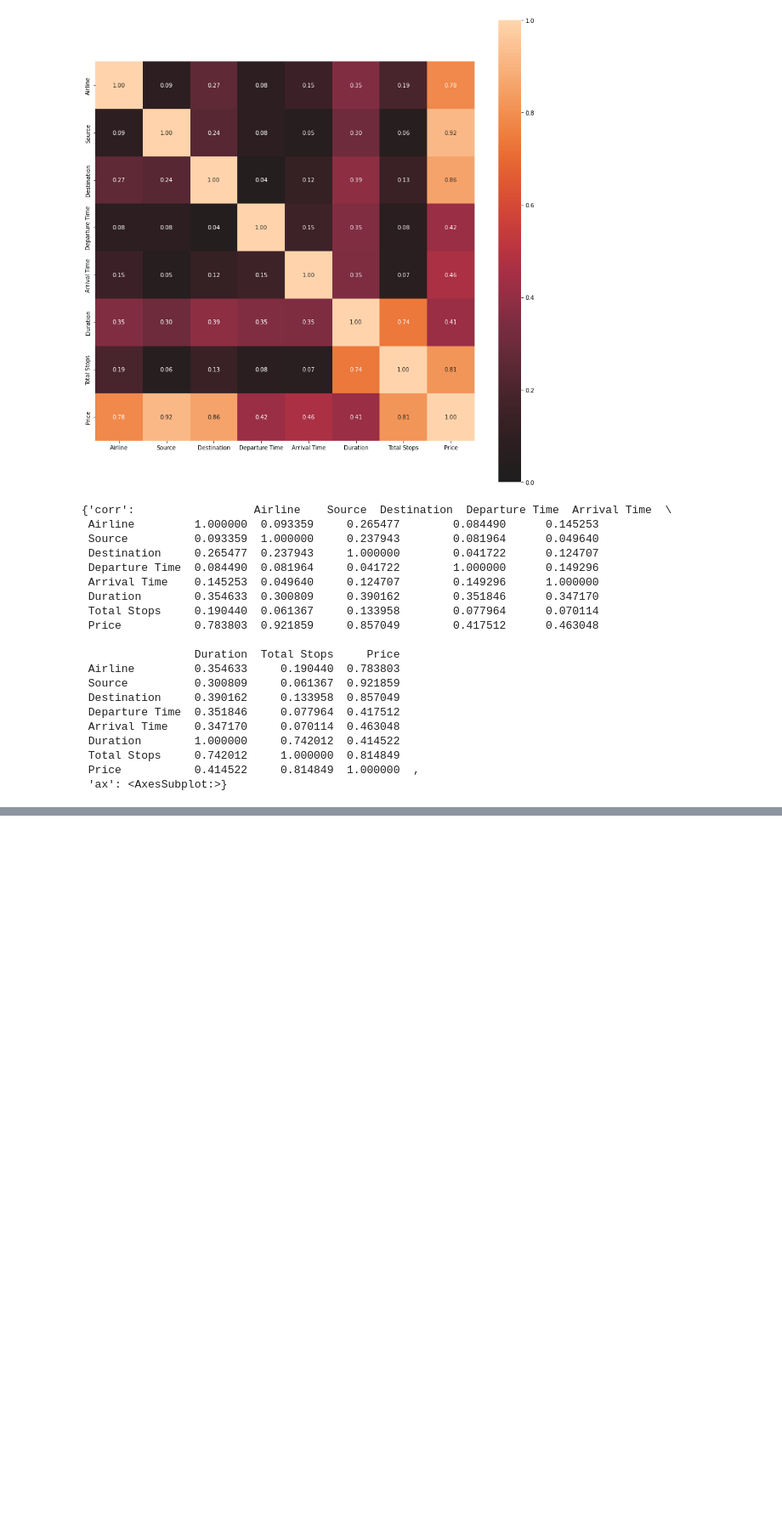
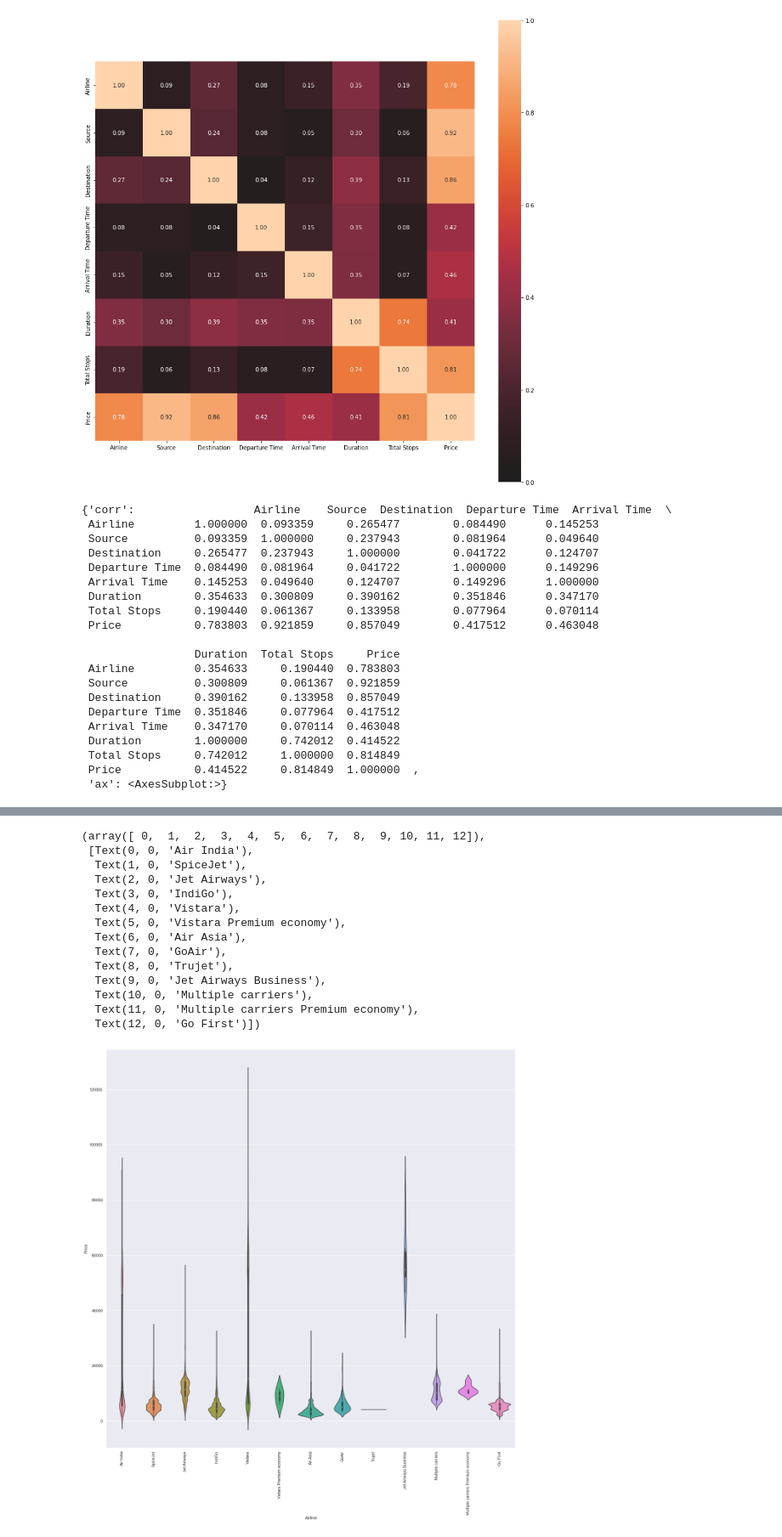
Before and after one commit to claywrentz/MLProject2, a Jupyter notebook: Project02.ipynb, the cells around one changed output, grey strips where cells are left out. Shown: that part at 85% size. Drawn from its saved outputs; the diff is of its cells as text; code cells hidden in the pictures; blank space fills up the shorter version.

```diff
--- a/Project02.ipynb
+++ b/Project02.ipynb
@@ -1188,0 +1189,20 @@ From this heatmap we can see correlations between our target variable and predic
+# %%
+ax = sns.violinplot(x=study['Airline'], y=study['Price'])
+sns.set(rc={'figure.figsize':(40,40)})
+plt.xticks(rotation=90)
+# %% [output]
+(array([ 0,  1,  2,  3,  4,  5,  6,  7,  8,  9, 10, 11, 12]),
+ [Text(0, 0, 'Air India'),
+  Text(1, 0, 'SpiceJet'),
+  Text(2, 0, 'Jet Airways'),
+  Text(3, 0, 'IndiGo'),
+  Text(4, 0, 'Vistara'),
+  Text(5, 0, 'Vistara Premium economy'),
+  Text(6, 0, 'Air Asia'),
+  Text(7, 0, 'GoAir'),
+  Text(8, 0, 'Trujet'),
+  Text(9, 0, 'Jet Airways Business'),
+  Text(10, 0, 'Multiple carriers'),
+  Text(11, 0, 'Multiple carriers Premium economy'),
+  Text(12, 0, 'Go First')])
+[figure, added]
```
Also changed, not shown: parts of 13 cells of this notebook.
